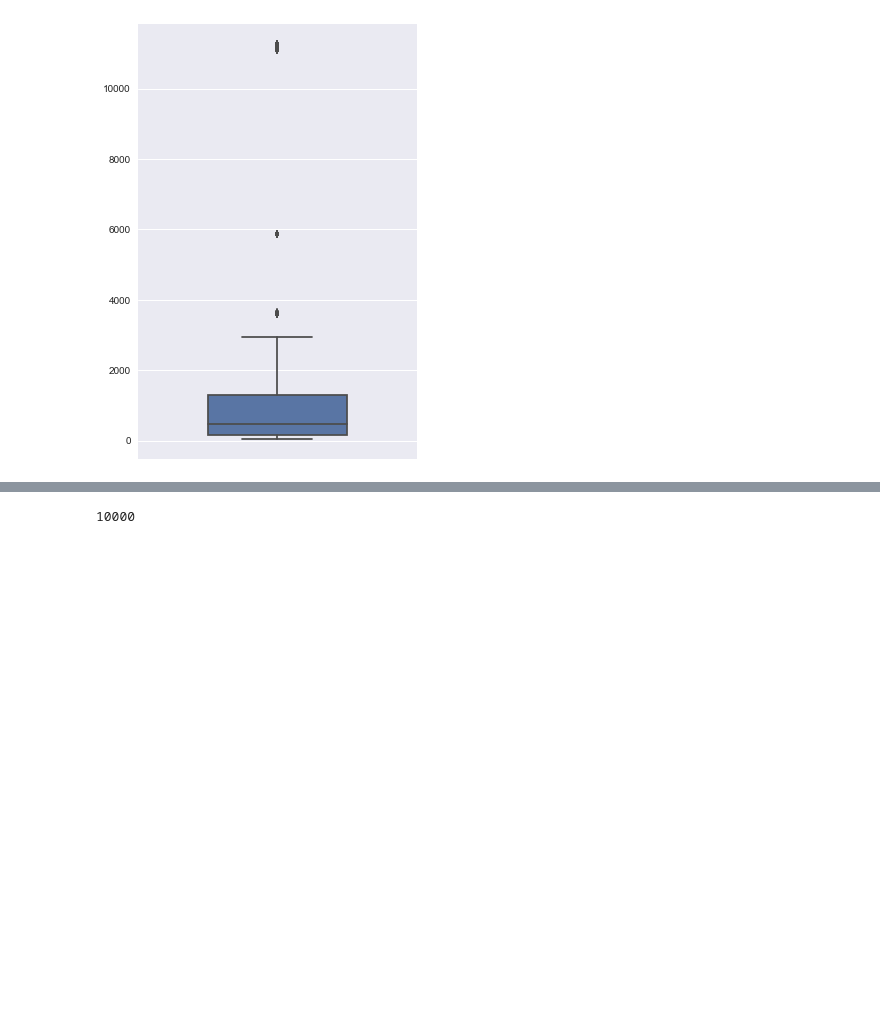
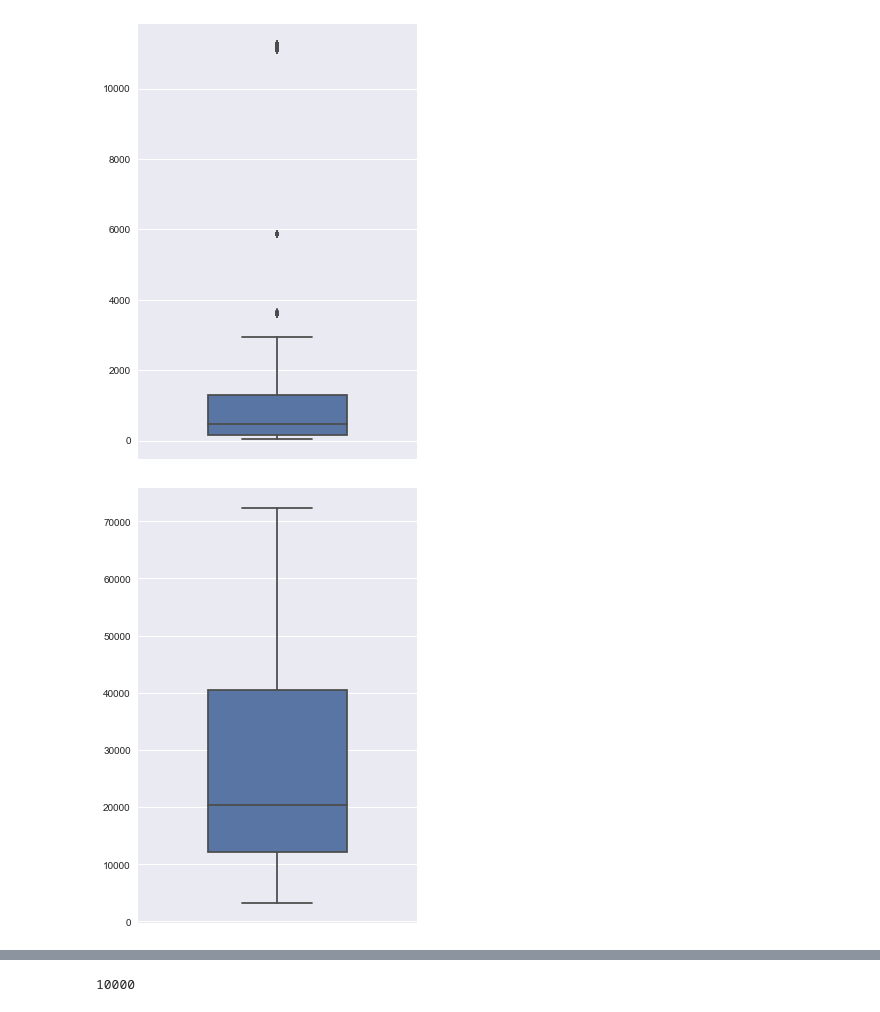
Before and after one commit to helencai62/Reddit_post_project, a Jupyter notebook: starter-code.ipynb, the cells around one changed output, grey strips where cells are left out. Drawn from its saved outputs; the diff is of its cells as text; code cells hidden in the pictures; blank space fills up the shorter version.

```diff
--- a/starter-code.ipynb
+++ b/starter-code.ipynb
@@ -154,3 +198,9 @@ sns.set(rc={'figure.figsize':(5,8)})
 sns.boxplot(posts_comments, orient = 'v', width = 0.5);
 # %% [output]
 [figure]
+# %%
+sns.set(rc={'figure.figsize':(5,8)})
+
+sns.boxplot(posts_scores, orient = 'v', width = 0.5);
+# %% [output]
+[figure, added]
```
Also changed, not shown: parts of 8 cells of this notebook, 27 other files.
